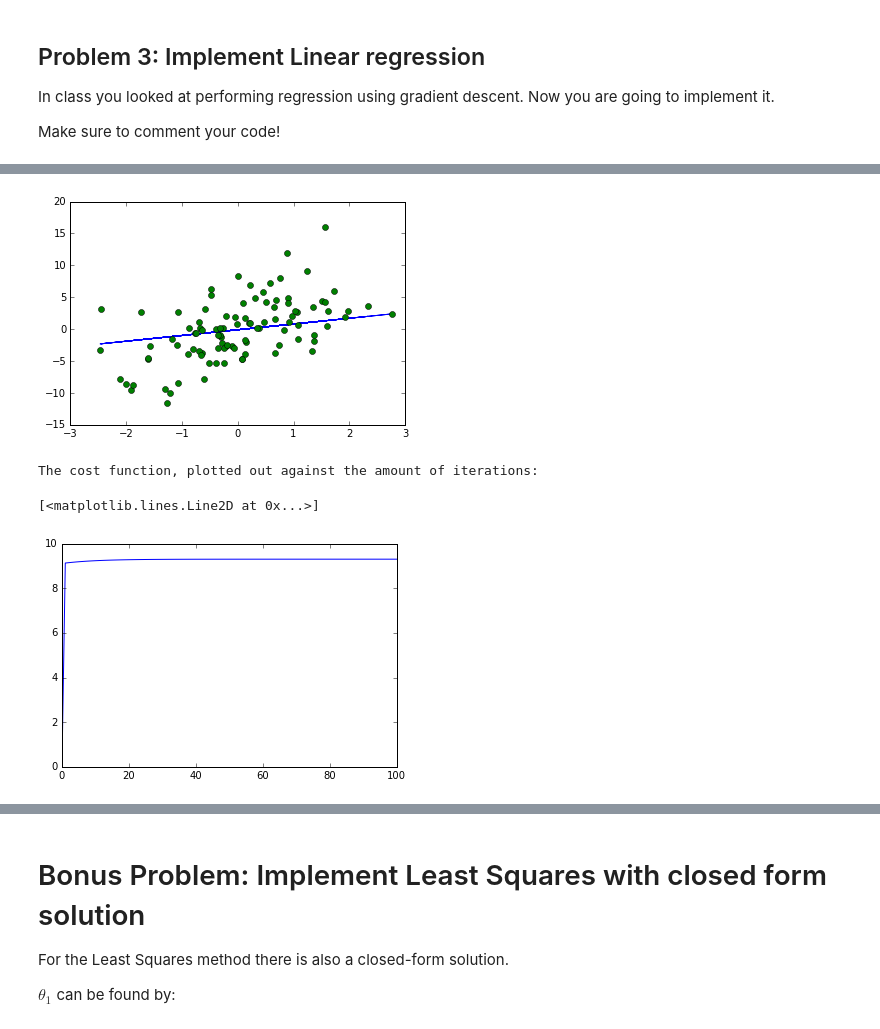
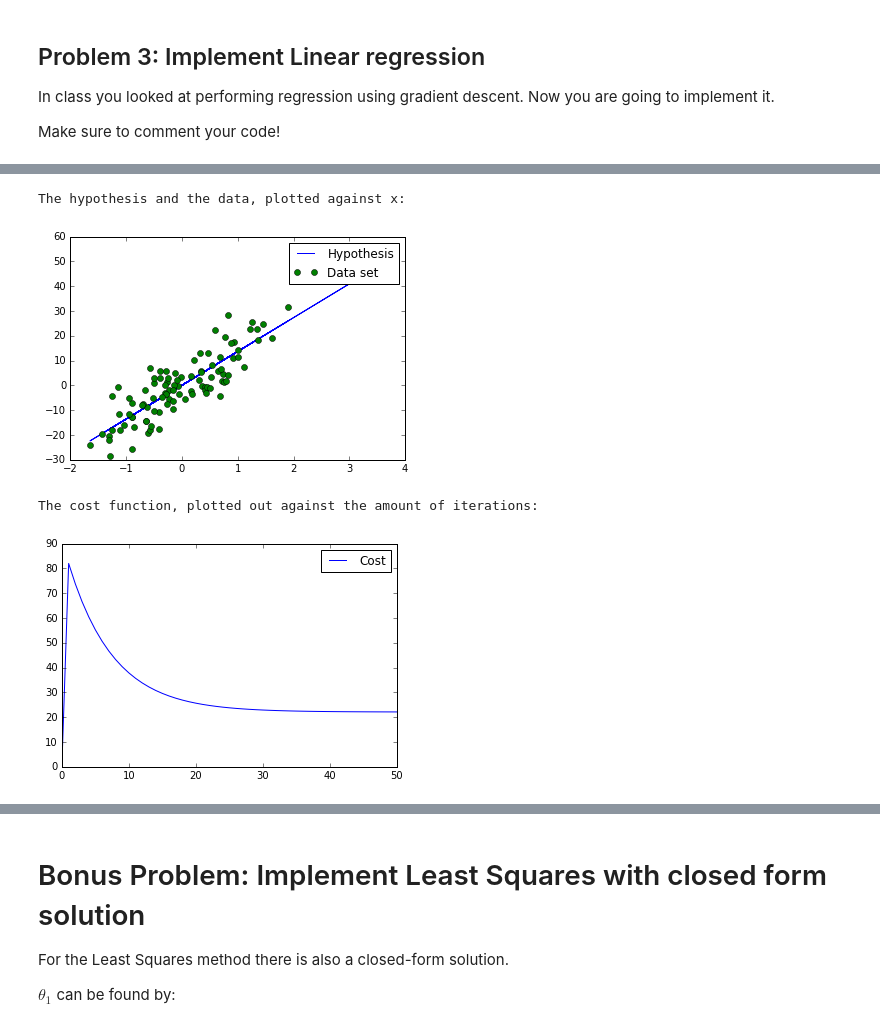
Before and after one commit to MaritEvaHoefsloot/ml, a Jupyter notebook: Lab_Assignments/Hoefsloot_Assignment_1.ipynb, the cells around one changed output, grey strips where cells are left out. Saved outputs shown, nothing was run; the diff lists cells and outputs as text; code cells hidden in the pictures.

```diff
--- a/Lab_Assignments/Hoefsloot_Assignment_1.ipynb
+++ b/Lab_Assignments/Hoefsloot_Assignment_1.ipynb
@@ -200,24 +213,25 @@ def cost_function(x_predict,y): #x-predict is the result of the prediction_funct
 def compute_gradient(x_predict,y,x):
     xt = x_predict.transpose()
     dtheta0 = numpy.sum((xt-y))/len(x_predict)
-    dtheta1 = numpy.sum((xt-y)*x)/len(x_predict)
+    dtheta1 = numpy.sum((xt-y).dot(x))/len(x_predict)
     return dtheta0, dtheta1
 # %%
 #DEFAULT PARAMETERS
-alpha = 0.01
-iterations = 1000
-stopcondition = -100
+alpha = 0.1
+iterations = 100
+stopcondition = 0
 theta0 = 0
 theta1 = 1
 i = 0
 dtheta0 = 0 #initialize the variables that will represent the partial derivatives of the cost function
 dtheta1 = 0
-x = x3
-y = y3
+x = x4
+y = y4
 #I use the transpose of x_predict, as the dimensions of x_predict and y should be so that they are substractable
 xt = x.transpose()
 print xt.shape, y.shape #check if the dimensions now allow the arrays to be substracted from eachother
 cost = np.zeros(shape=(1,)) #create an array of zeros to be able to save the cost after every iteration
+cost[0] = 1
 
 #I also played around with a smaller and constant data set:
 #x = np.array([1,4,6,7,8,9,10,13,14,15,16,16.5,17])
@@ -234,13 +248,17 @@ while (i < iterations) and (cost[-1] > stopcondition):
 
 #PLOT THE FUNCTIONS
 #plot of x against the data and x against the hypothesis
-plt.plot(x,prediction_function(x,theta0,theta1))
-plt.plot(x,y,'o')
+print "The hypothesis and the data, plotted against x:"
+plt.plot(x,prediction_function(x,theta0,theta1), label="Hypothesis")
+plt.plot(x,y,'o', label="Data set")
+legend()
 plt.show()
 
 #plot of the cost function against the amount of iterations
 print "The cost function, plotted out against the amount of iterations:"
-ar = np.arange(iterations+1) #make an array from 0 to (iterations+1)
-plt.plot(ar,cost)
+ar = np.arange(len(cost)) #make an array from 0 to (iterations+1)
+plt.plot(ar,cost, label="Cost")
+legend()
+plt.show()
 # %% [output]
 (1L, 100L) (100L,)
@@ -251,39 +269,44 @@ The cost function, plotted out against the amount of iterations:
 # %%
 #DEFAULT PARAMETERS
 theta0 = 0
 theta1 = 1
 i = 0
+stopcondition = 0
 cost = np.zeros(shape=(1,)) #create an array of zeros to be able to save the cost after every iteration
+cost[0] = 1
 
 #Now, play with these variables
 alpha = 0.1
-iterations = 100
-stopcondition = -100
+iterations = 50
 
 #ALL FUNCTIONS COME TOGETHER
 while (i < iterations) and (cost[-1] > stopcondition):
     x_predict = prediction_function(x,theta0,theta1) #update the hypothesis
     cost = np.append(cost, cost_function(x_predict,y)) #save the current cost function
     dtheta0, dtheta1 = compute_gradient(x_predict,y,x)
     theta0 -= alpha*dtheta0 #update theta0 for the gradient descent
     theta1 -= alpha*dtheta1 #update theta1 for the gradient descent
     i = i + 1 #counter for the iterations
 
 #PLOT THE FUNCTIONS
 #plot of x against the data and x against the hypothesis
-plt.plot(x,prediction_function(x,theta0,theta1))
-plt.plot(x,y,'o')
+print "The hypothesis and the data, plotted against x:"
+plt.plot(x,prediction_function(x,theta0,theta1), label="Hypothesis")
+plt.plot(x,y,'o', label="Data set")
+legend()
 plt.show()
 
 #plot of the cost function against the amount of iterations
 print "The cost function, plotted out against the amount of iterations:"
-ar = np.arange(iterations+1) #make an array from 0 to (iterations+1)
-plt.plot(ar,cost)
+ar = np.arange(len(cost)) #make an array from 0 to (iterations+1)
+plt.plot(ar,cost, label="Cost")
+legend()
+plt.show()
 # %% [output]
+The hypothesis and the data, plotted against x:
-[figure, old version]
+[figure, new version]
-The cost function, plotted out against the amount of iterations:
-[<matplotlib.lines.Line2D at 0x...>]
+The cost function, plotted out against the amount of iterations:
-[figure, old version]
+[figure, new version]
 # %%
 #DEFAULT PARAMETERS
 theta0 = 0
```
Also changed, not shown: parts of 13 cells of this notebook.
